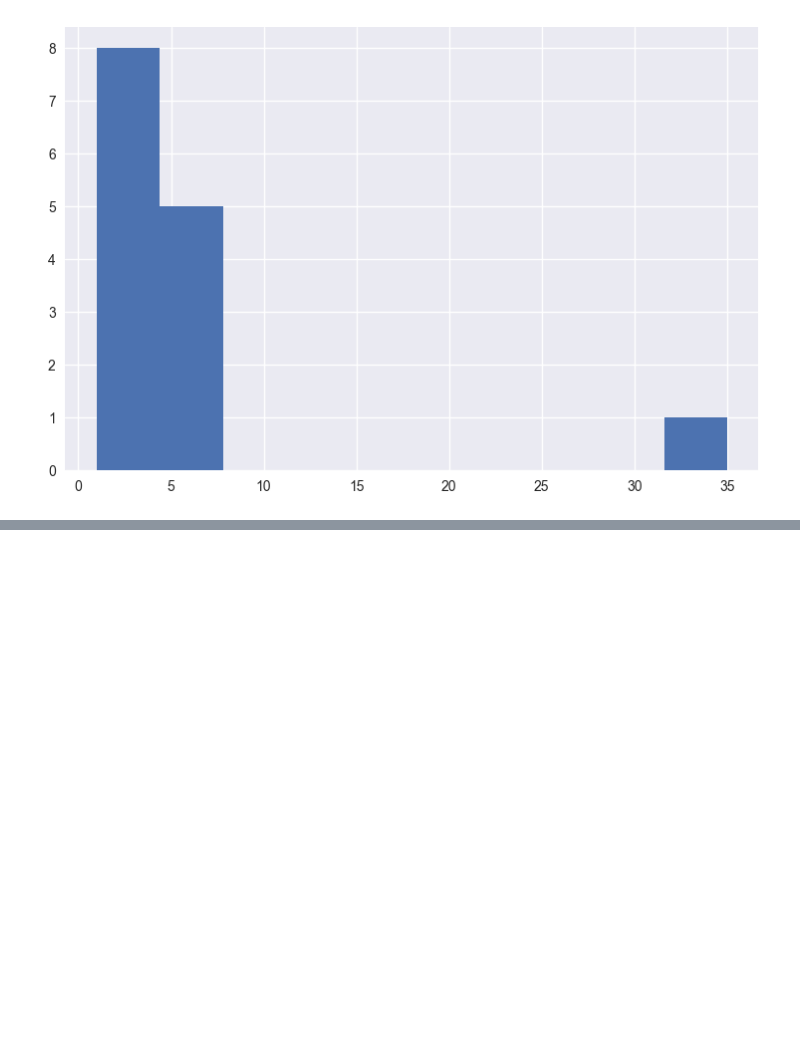
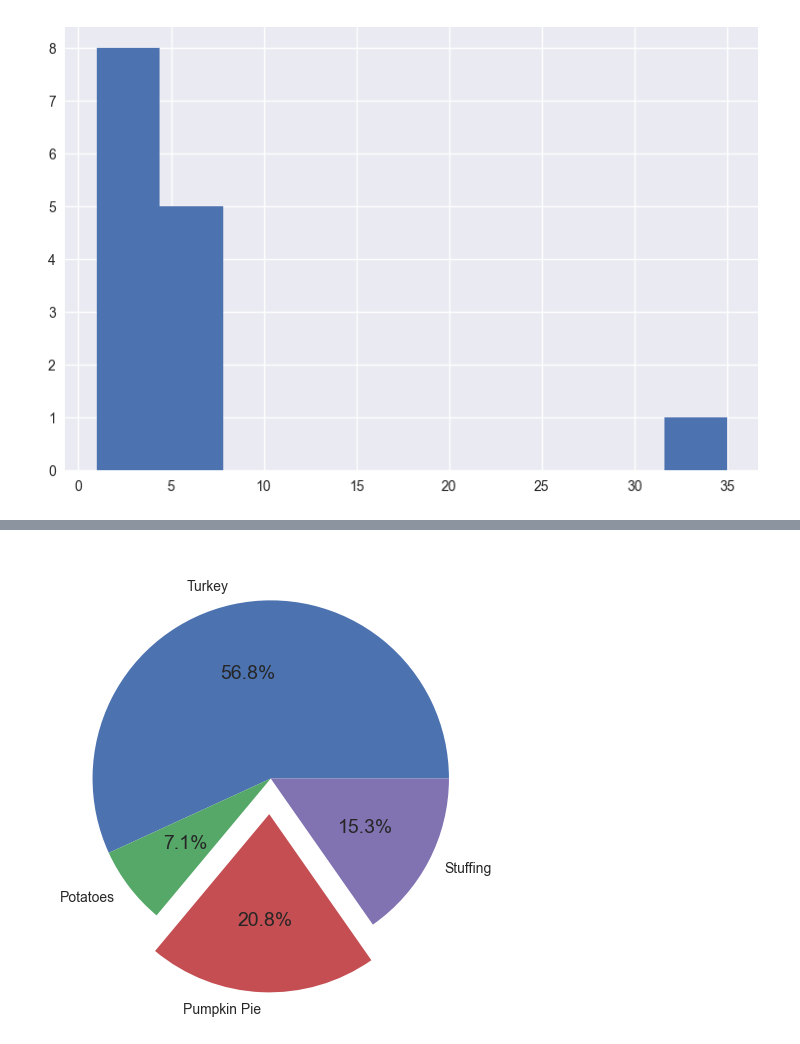
Before and after one commit to Shreyaa710/PythonLibraries, a Jupyter notebook: matplotLearn.ipynb, the cells around one changed output, grey strips where cells are left out. Saved outputs shown, nothing was run; the diff lists cells and outputs as text; code cells hidden in the pictures; blank space fills up the shorter version.

```diff
--- a/matplotLearn.ipynb
+++ b/matplotLearn.ipynb
@@ -251,0 +282,5 @@ NameError: name 'pd' is not defined
+# %%
+plt.pie(prices, labels =labels, autopct ="%1.1f%%", explode=(0,0,0.2,0))
+plt.show()
+# %% [output]
+[figure, added]
```
Also changed, not shown: parts of 16 cells of this notebook.
